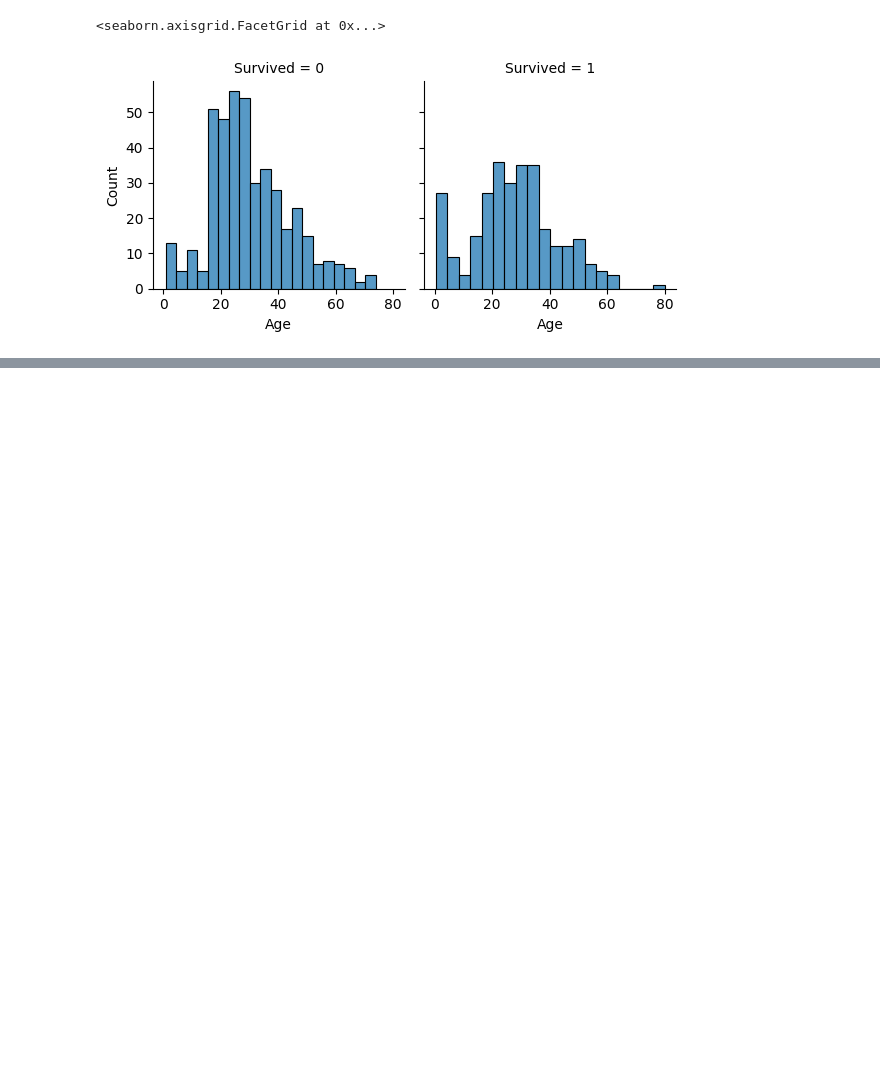
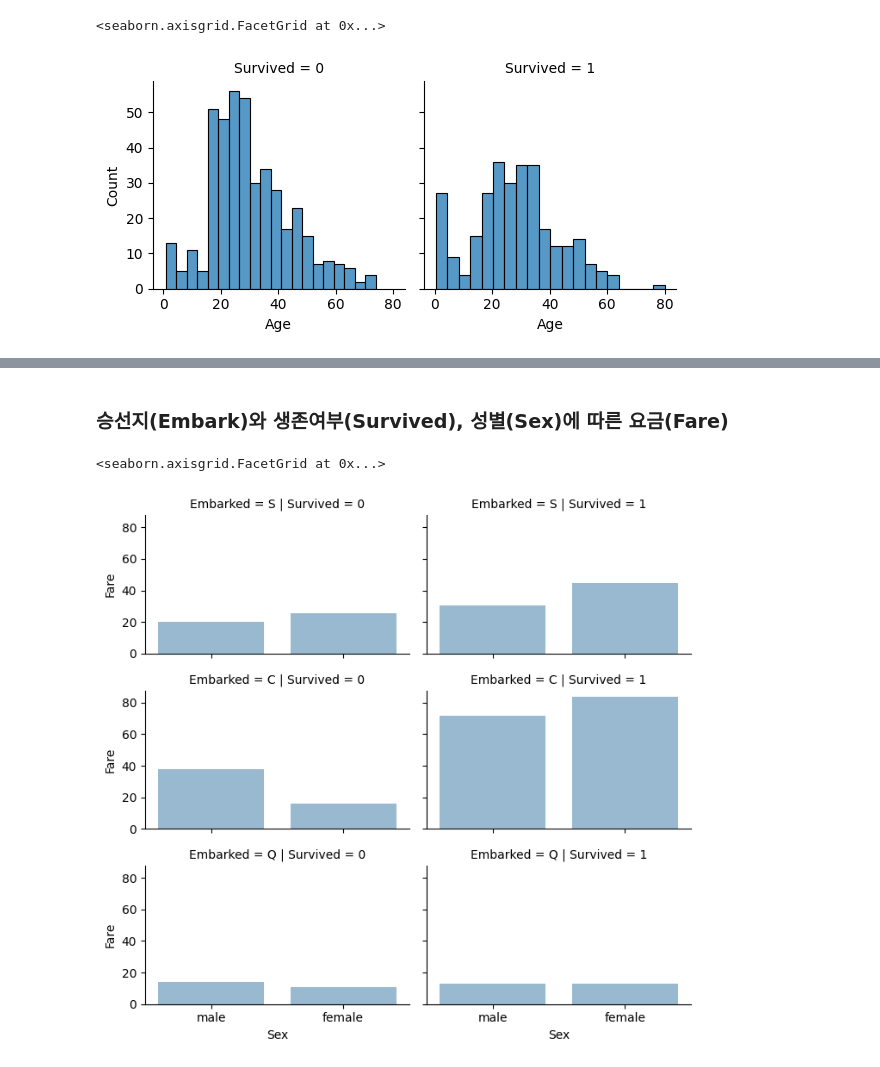
Before and after one commit to luminus7/BD2022-2, a Jupyter notebook: 00.Titanic/titanic_prediction.ipynb, the cells around one changed output, grey strips where cells are left out. Saved outputs shown, nothing was run; the diff lists cells and outputs as text; code cells hidden in the pictures; blank space fills up the shorter version.

```diff
--- a/00.Titanic/titanic_prediction.ipynb
+++ b/00.Titanic/titanic_prediction.ipynb
@@ -283,0 +304,13 @@ g.map(sns.histplot, 'Age', bins=20)     # plt에서 기본 제공해 주는 hist
+# %% [markdown]
+### 승선지(Embark)와 생존여부(Survived), 성별(Sex)에 따른 요금(Fare)
+# %%
+# 행(row)을 탑승지로, 열(col)을 생존 여부로 나눔
+grid = sns.FacetGrid(train_df, row='Embarked', col='Survived', height=2.2, aspect=1.6)
+
+# 바그래프로 시각화, x: 성별, y: 요금, Error bar: 표시 안 함
+grid.map(sns.barplot, 'Sex', 'Fare', alpha=.5, ci=None,order=["male","female"])
+
+grid.add_legend()
+# %% [output]
+<seaborn.axisgrid.FacetGrid at 0x...>
+[figure, added]
```
Also changed, not shown: parts of 3 cells of this notebook, 5 other files.
